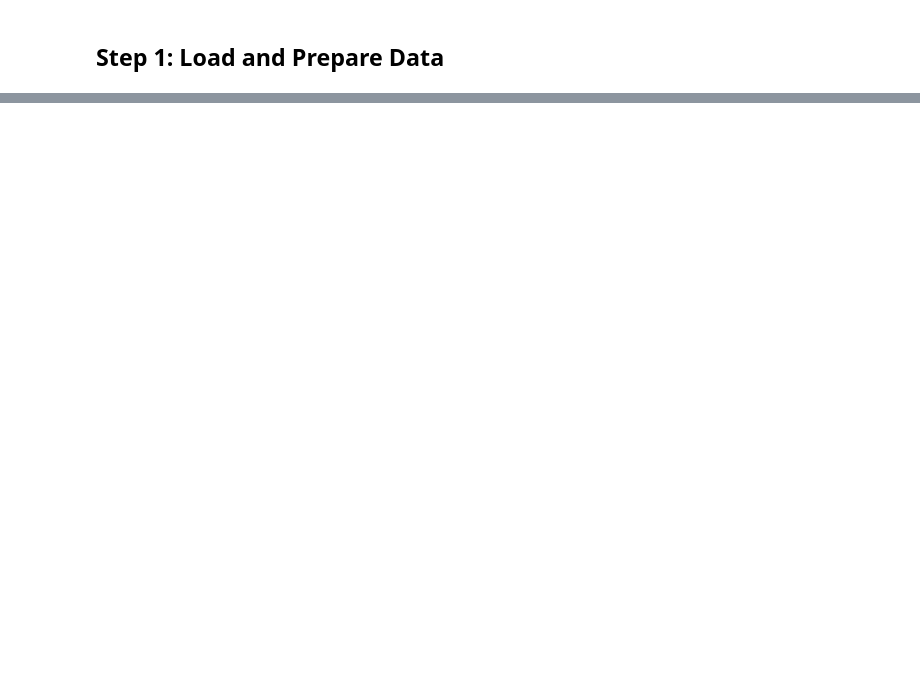
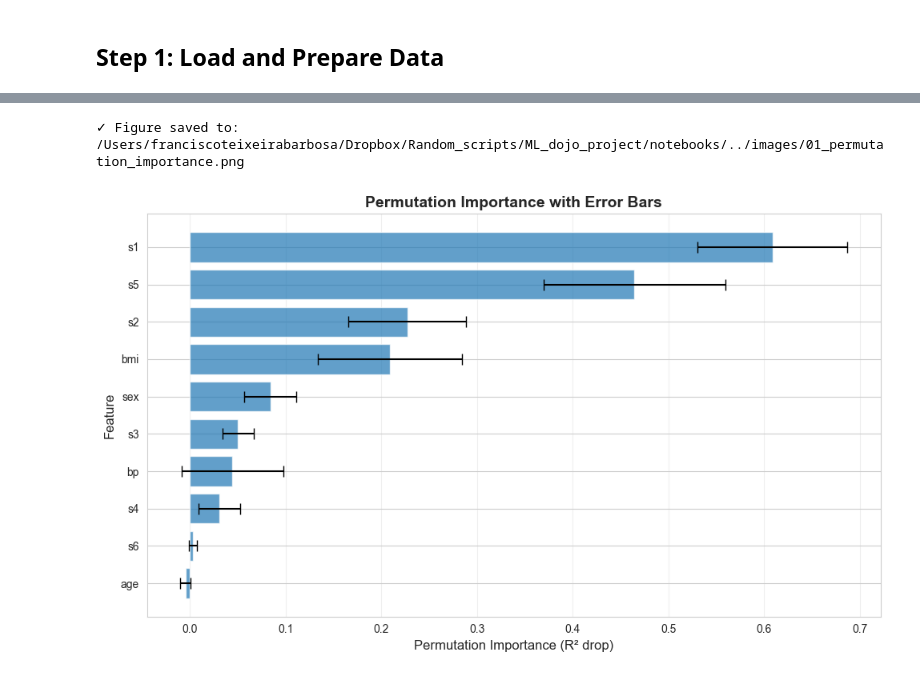
Before and after one commit to Tuminha/ml-interpretability-dojo, a Jupyter notebook: notebooks/01_permutation_importance.ipynb, the cells around one changed output, grey strips where cells are left out. Cells and saved outputs as stored; diff of their text form; code cells hidden in the pictures; blank space fills up the shorter version.

```diff
--- a/notebooks/01_permutation_importance.ipynb
+++ b/notebooks/01_permutation_importance.ipynb
@@ -149,3 +183,19 @@ We'll use a **Pipeline** with StandardScaler + Ridge. Standardization is importa
 # Acceptance:
 # - Print test RMSE and R2
 # - Pipeline is fitted successfully
+
+lr_pipe = Pipeline([
+    ("scaler", StandardScaler()),
+    ("model", Ridge(alpha=0.1))
+])
+
+lr_pipe.fit(X_train, y_train)
+
+# Make predictions and compute metrics
+y_pred = lr_pipe.predict(X_test)
+rmse_test = np.sqrt(mean_squared_error(y_test, y_pred))
+r2_test = r2_score(y_test, y_pred)
+
+print("Model with pipeline (Ridge + StandardScaler):")
+print(f"  RMSE: {rmse_test:.4f}")
+print(f"  R²: {r2_test:.4f}")
@@ -219,0 +311,42 @@ Permutation importance is a powerful, model-agnostic way to measure feature impo
+# %%
+# === TODO (you code this) ===
+# Create a bar plot of permutation importances.
+# Hints:
+#   - Use matplotlib or the barh() function from src.viz
+#   - Plot importances_mean with error bars (importances_std)
+#   - Sort features by importance (most important at top)
+#   - Add title, labels, and legend
+#   - Save plot to images/01_permutation_importance.png
+# Acceptance:
+# - Bar plot created showing feature importances
+# - Plot saved to images/ folder
+# - Clear labels, title, and error bars
+# - Features sorted by importance (top = most important)
+
+# Create figure with error bars
+fig, ax = plt.subplots(figsize=(10, 6))
+
+# Get sorted data (already sorted by importance)
+features = perm_importance_df['feature'].values
+importances = perm_importance_df['importance'].values
+stds = perm_importance_df['importance_std'].values
+
+# Create horizontal bar plot with error bars
+y_pos = np.arange(len(features))
+ax.barh(y_pos, importances, xerr=stds, capsize=5, alpha=0.7)
+ax.set_yticks(y_pos)
+ax.set_yticklabels(features)
+ax.invert_yaxis()  # Top = highest importance
+ax.set_xlabel('Permutation Importance (R² drop)', fontsize=12)
+ax.set_ylabel('Feature', fontsize=12)
+ax.set_title('Permutation Importance with Error Bars', fontsize=14, fontweight='bold')
+ax.grid(True, alpha=0.3, axis='x')
+plt.tight_layout()
+
+# Save figure
+from src.viz import save_figure
+save_figure(fig, '01_permutation_importance.png')
+plt.show()
+# %% [output]
+✓ Figure saved to: /Users/franciscoteixeirabarbosa/Dropbox/Random_scripts/ML_dojo_project/notebooks/../images/01_permutation_importance.png
+[figure, added]
```
Also changed, not shown: parts of 18 cells of this notebook, 3 other files.
